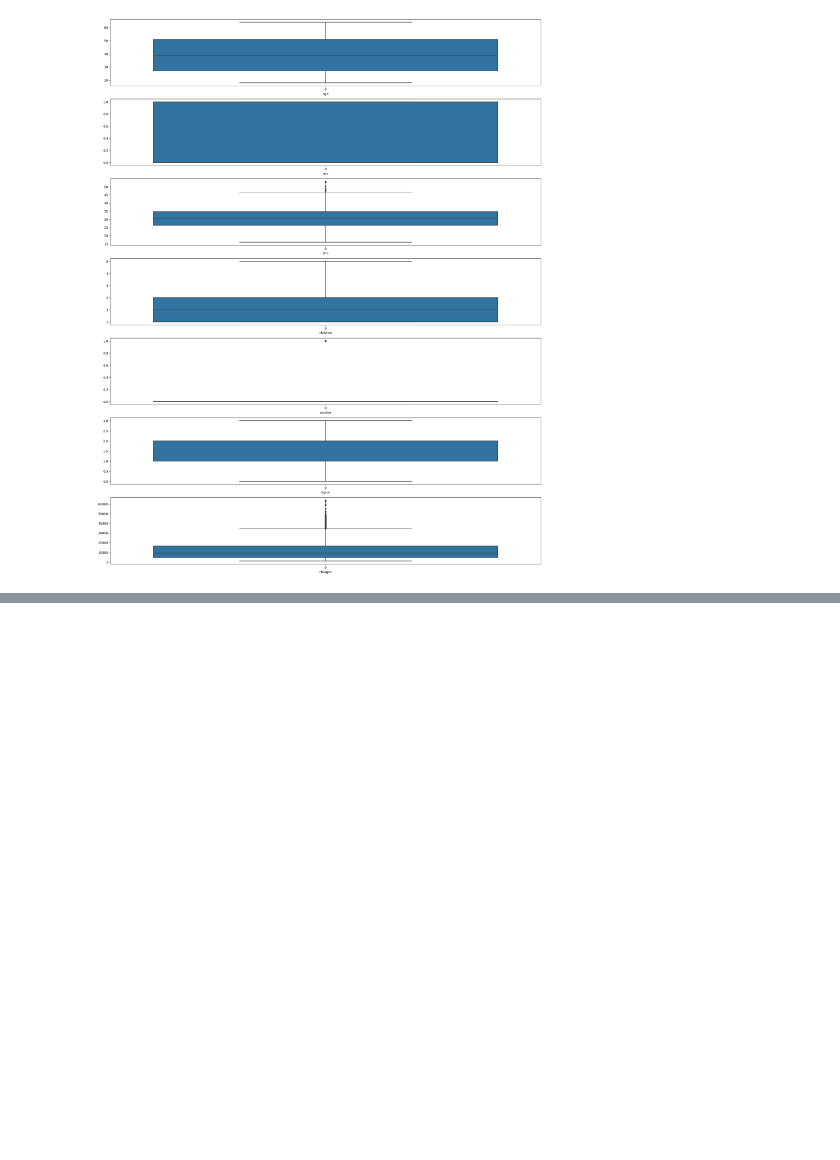
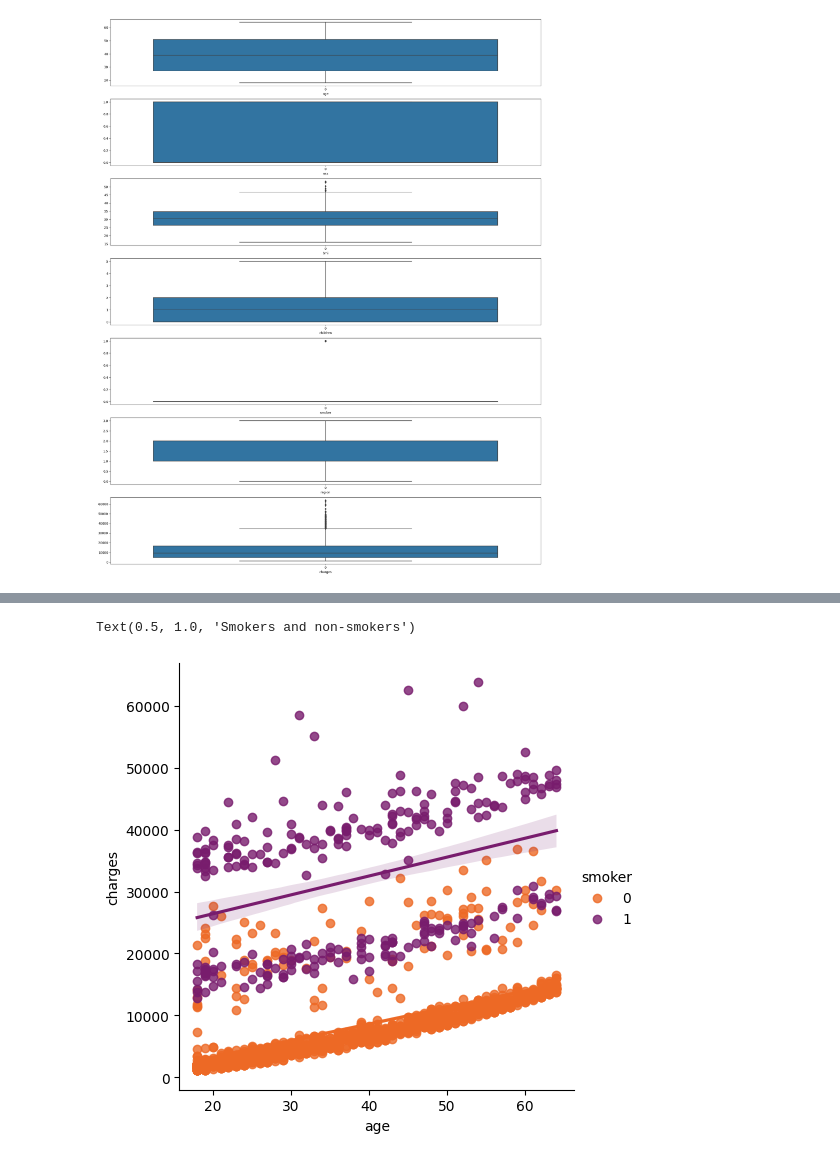
Before and after one commit to INCREDIBLE-AURNOB/Predict-personal-medical-cost, a Jupyter notebook: Personal_medical_cost.ipynb, the cells around one changed output, grey strips where cells are left out. Saved outputs shown, nothing was run; the diff lists cells and outputs as text; code cells hidden in the pictures; blank space fills up the shorter version.

```diff
--- a/Personal_medical_cost.ipynb
+++ b/Personal_medical_cost.ipynb
@@ -98,0 +116,6 @@ sns.catplot(x="smoker", kind="count",hue = 'sex', palette="pink", data=df)
+# %%
+sns.lmplot(x="age", y="charges", hue="smoker", data=df, palette = 'inferno_r')
+ax.set_title('Smokers and non-smokers')
+# %% [output]
+Text(0.5, 1.0, 'Smokers and non-smokers')
+[figure, added]
```
Also changed, not shown: parts of 5 cells of this notebook.
